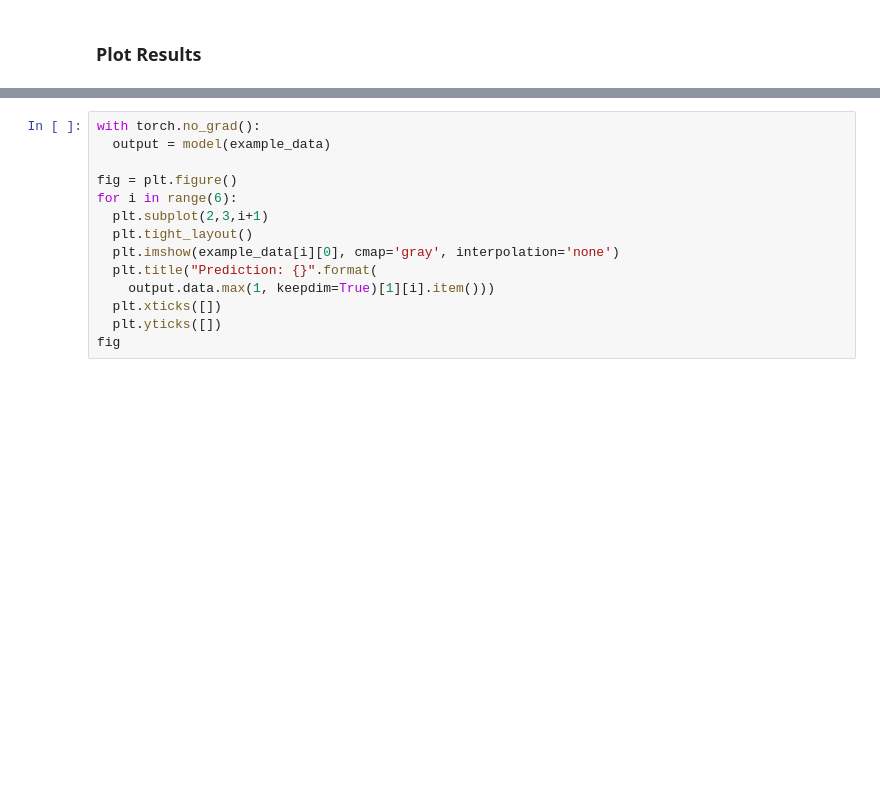
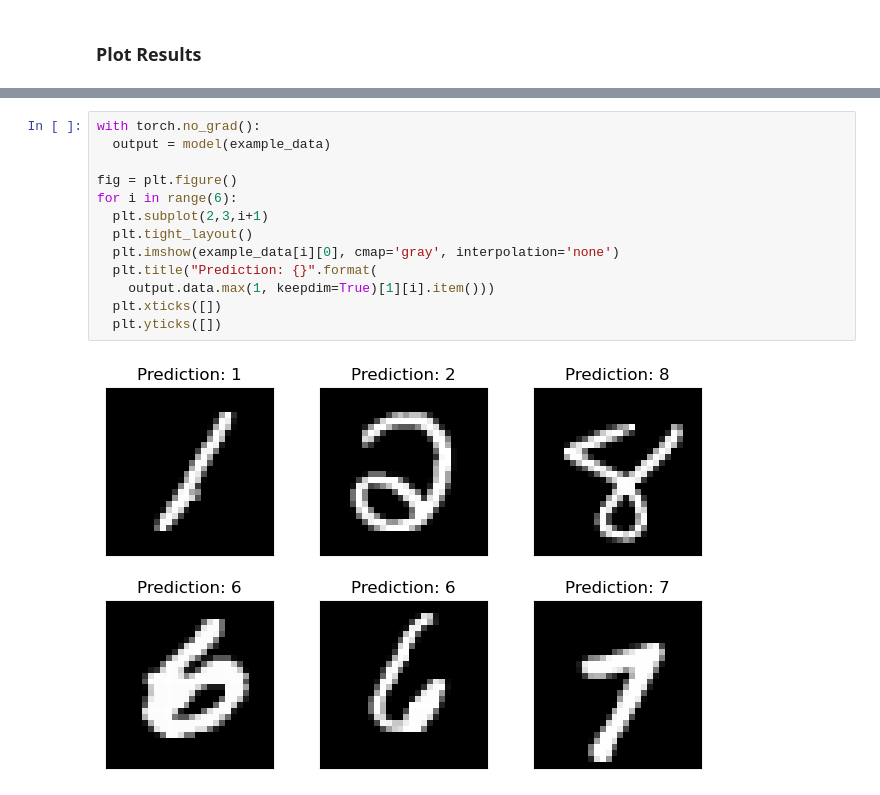
Before and after one commit to ryanchristopher27/CS8770-NeuralNetworks, a Jupyter notebook: mnist_models.ipynb, the cells around one changed output, grey strips where cells are left out. Saved outputs shown, nothing was run; the diff lists cells and outputs as text; blank space fills up the shorter version.

```diff
--- a/mnist_models.ipynb
+++ b/mnist_models.ipynb
@@ -185,14 +225,15 @@ ValueError: x and y must be the same size
 # %%
 with torch.no_grad():
   output = model(example_data)
 
 fig = plt.figure()
 for i in range(6):
   plt.subplot(2,3,i+1)
   plt.tight_layout()
   plt.imshow(example_data[i][0], cmap='gray', interpolation='none')
   plt.title("Prediction: {}".format(
     output.data.max(1, keepdim=True)[1][i].item()))
   plt.xticks([])
   plt.yticks([])
-fig
+# %% [output]
+[figure, added]
```
Also changed, not shown: parts of 8 cells of this notebook.
